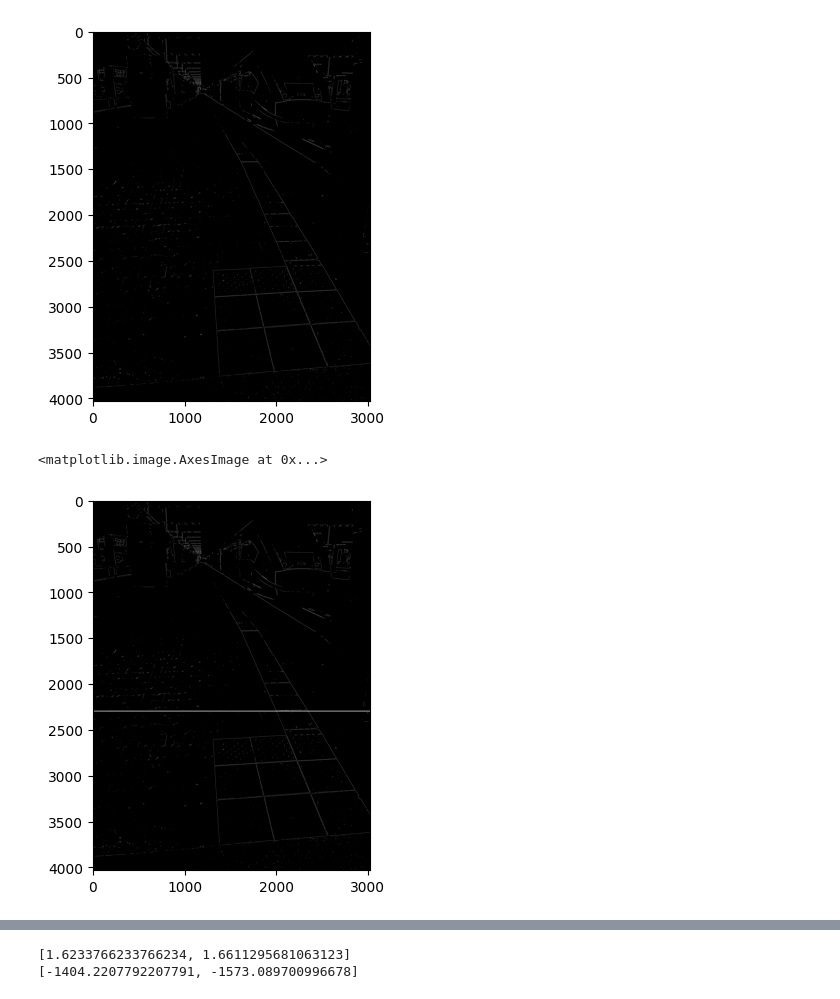
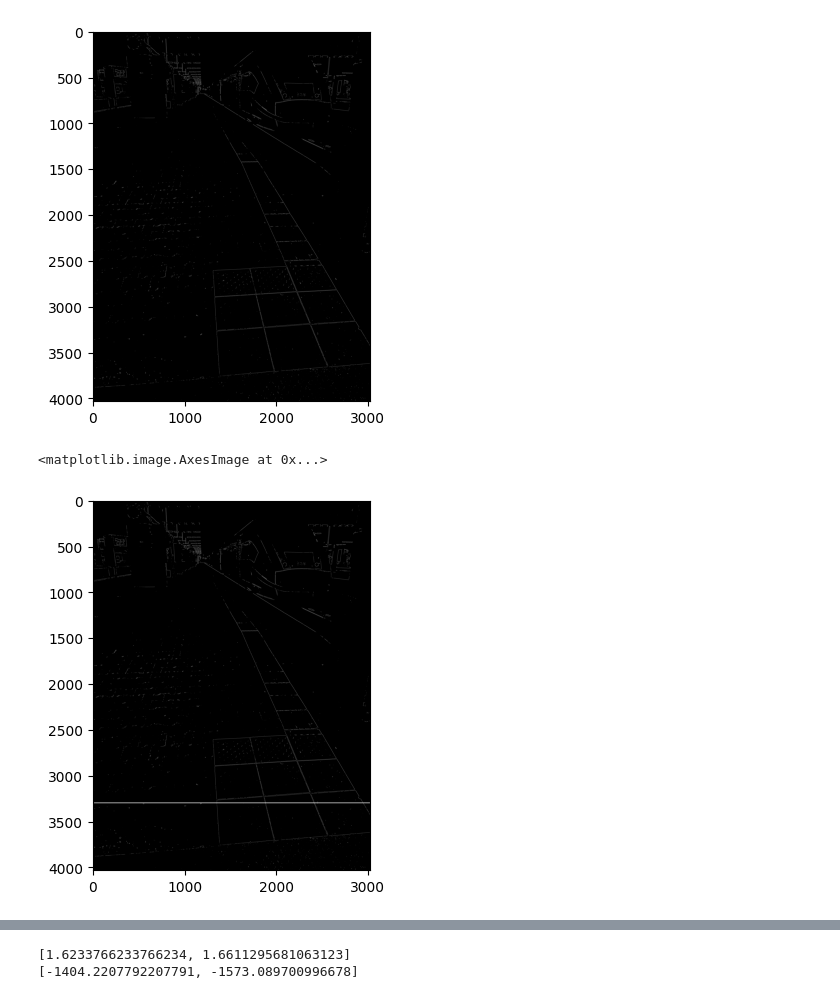
Before and after one commit to hendric-popma/project_bums, a Jupyter notebook: search line canny.ipynb, the cells around one changed output, grey strips where cells are left out. Saved outputs shown, nothing was run; the diff lists cells and outputs as text; code cells hidden in the pictures.

```diff
--- a/search line canny.ipynb
+++ b/search line canny.ipynb
@@ -5,7 +5,7 @@ import matplotlib.pyplot as plt
 #plt.gray()
 # %%
 image_path = 'C:\\Users\\leonh\\Documents\\GitHub\\project_bums\\Test_Bilder\\MUC_BHF_3.jpg'
-img = cv2.imread(image_path, )
+img = cv2.imread(image_path)
 plt.imshow(img)
 
 print(img.dtype)
@@ -37,18 +38,18 @@ plt.imshow(canny)
 # %%
 def create_horizontal_line(image, y_position, color=(255, 0, 0), thickness=5):
     line_image = np.array(image)
     cv2.line(line_image, (0, y_position), (image.shape[1], y_position), color, thickness)
     return line_image
 
 
-y_position = 2300  # Y-Position der horizontalen Linie
+y_position = 3300  # Y-Position der horizontalen Linie
 
 line_image = create_horizontal_line(canny, y_position)
 
 plt.imshow (line_image)
 # %% [output]
 <matplotlib.image.AxesImage at 0x...>
-[figure, old version]
+[figure, new version]
 # %%
 def grayscale_values(image, y_position):
     # Linienbild erstellen
```
Also changed, not shown: parts of 10 cells of this notebook, 1 other file.
